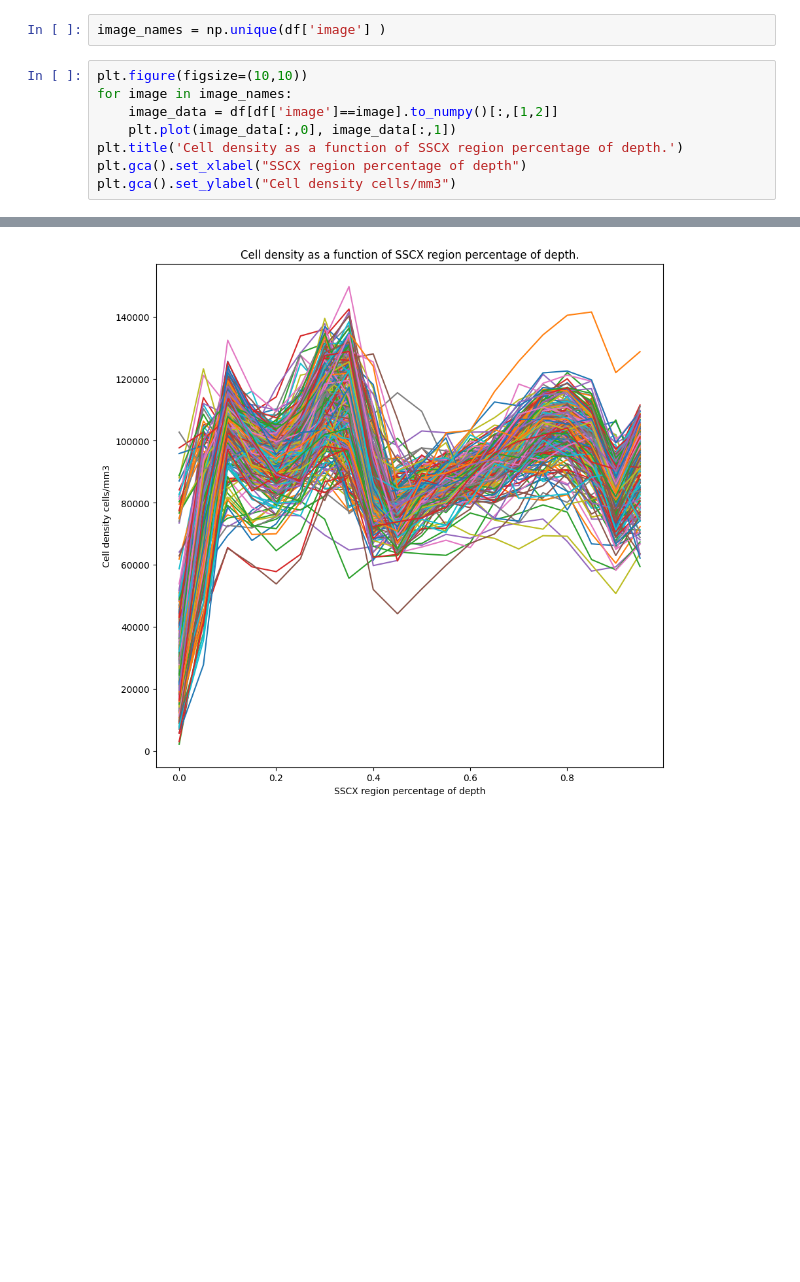
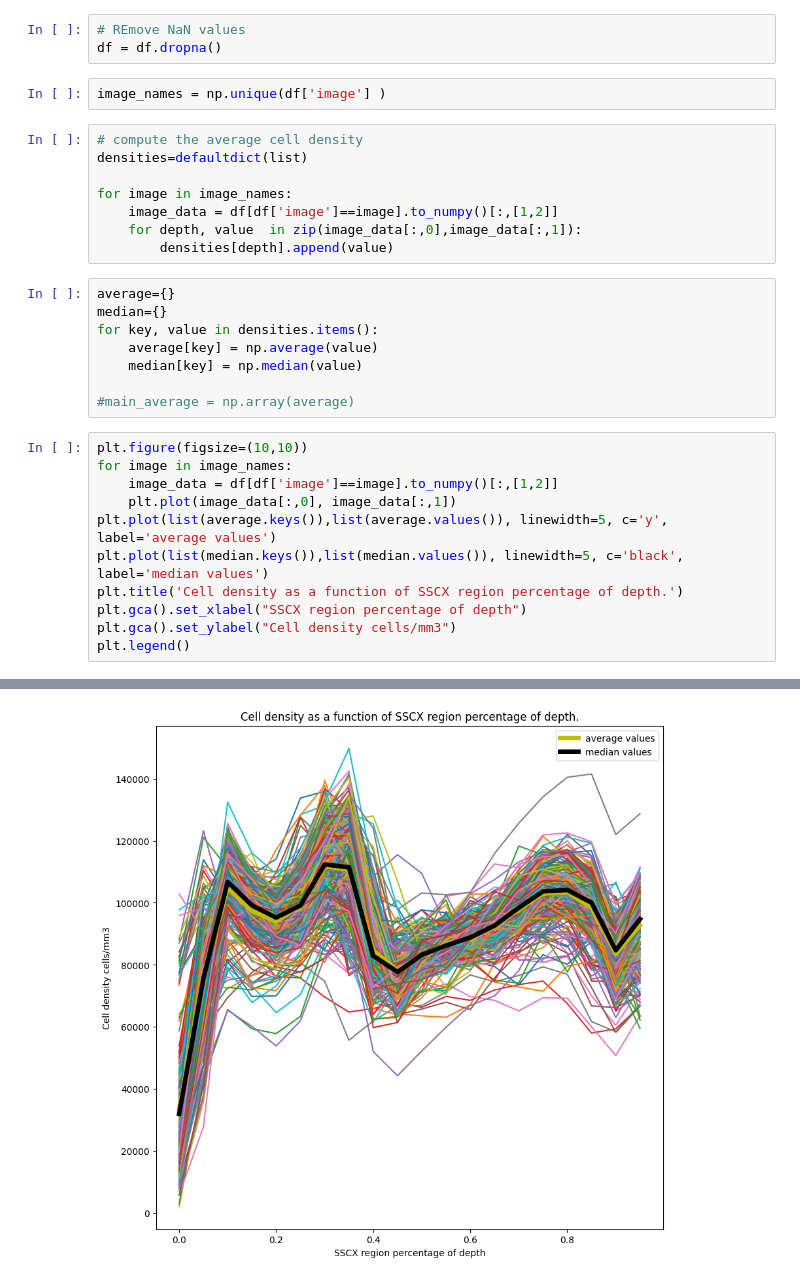
Before and after one commit to jacquemi-bbp/rat_sscx_nissl_analysis, a Jupyter notebook: Notebooks/cells densitiy.ipynb, the cells around one changed output, grey strips where cells are left out. Saved outputs shown, nothing was run; the diff lists cells and outputs as text; blank space fills up the shorter version.

Commit message:
Improve density plot

```diff
--- a/Notebooks/cells densitiy.ipynb
+++ b/Notebooks/cells densitiy.ipynb
@@ -18,11 +10,33 @@ df.head()
+# %%
+# REmove NaN values
+df = df.dropna()
 # %%
 image_names = np.unique(df['image'] )
+# %%
+# compute the average cell density
+densities=defaultdict(list)
+
+for image in image_names:
+    image_data = df[df['image']==image].to_numpy()[:,[1,2]]
+    for depth, value  in zip(image_data[:,0],image_data[:,1]):
+        densities[depth].append(value)
+# %%
+average={}
+median={}
+for key, value in densities.items():
+    average[key] = np.average(value)
+    median[key] = np.median(value)
+
+#main_average = np.array(average)
 # %%
 plt.figure(figsize=(10,10))
 for image in image_names:
     image_data = df[df['image']==image].to_numpy()[:,[1,2]]
     plt.plot(image_data[:,0], image_data[:,1])
+plt.plot(list(average.keys()),list(average.values()), linewidth=5, c='y', label='average values')
+plt.plot(list(median.keys()),list(median.values()), linewidth=5, c='black', label='median values')
 plt.title('Cell density as a function of SSCX region percentage of depth.')
 plt.gca().set_xlabel("SSCX region percentage of depth")
 plt.gca().set_ylabel("Cell density cells/mm3")
+plt.legend()
 # %% [output]
@@ -30 +44 @@ Text(0, 0.5, 'Cell density cells/mm3')
-[figure, old version]
+[figure, new version]
```
Also changed, not shown: parts of 4 cells of this notebook.
